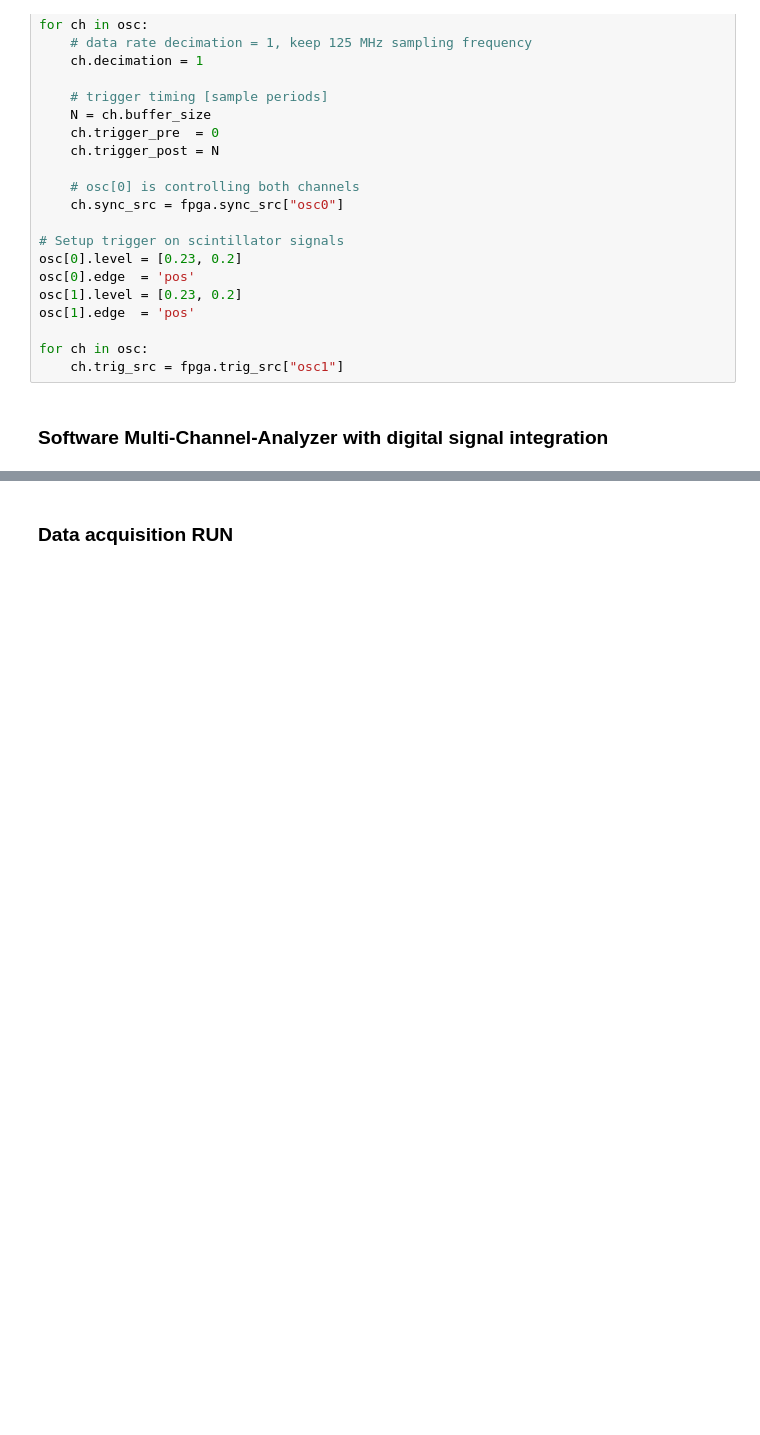
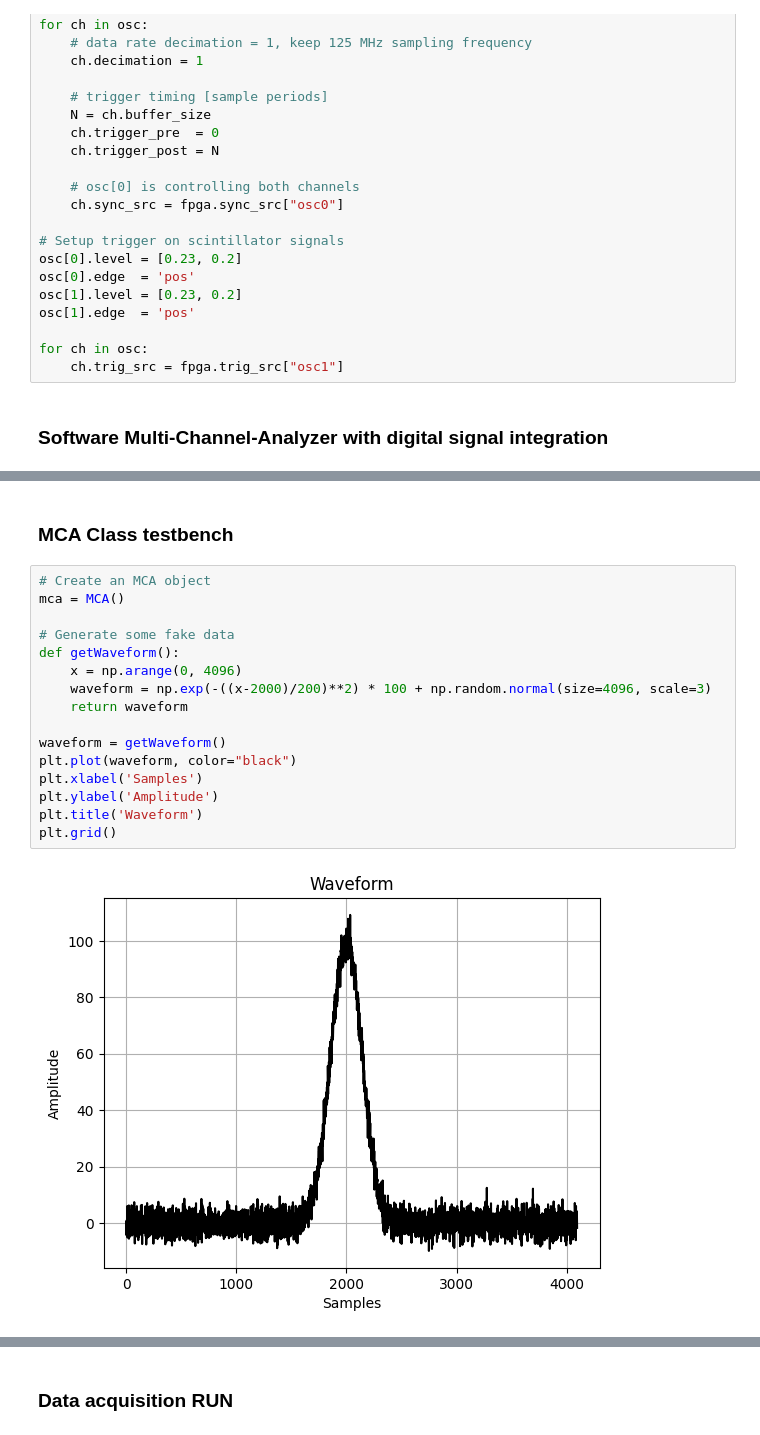
Before and after one commit to valeriopagliarino/MuCosmic, a Jupyter notebook: frontend/Software_MCA.ipynb, the cells around one changed output, grey strips where cells are left out. Drawn from its saved outputs; the diff is of its cells as text; blank space fills up the shorter version.

```diff
--- a/frontend/Software_MCA.ipynb
+++ b/frontend/Software_MCA.ipynb
@@ -64,0 +117,20 @@ for ch in osc:
+# %% [markdown]
+### MCA Class testbench
+# %%
+# Create an MCA object
+mca = MCA()
+
+# Generate some fake data
+def getWaveform():
+    x = np.arange(0, 4096)
+    waveform = np.exp(-((x-2000)/200)**2) * 100 + np.random.normal(size=4096, scale=3)
+    return waveform
+
+waveform = getWaveform()
+plt.plot(waveform, color="black")
+plt.xlabel('Samples')
+plt.ylabel('Amplitude')
+plt.title('Waveform')
+plt.grid()
+# %% [output]
+[figure, added]
```
Also changed, not shown: parts of 3 cells of this notebook, 6 other files.
